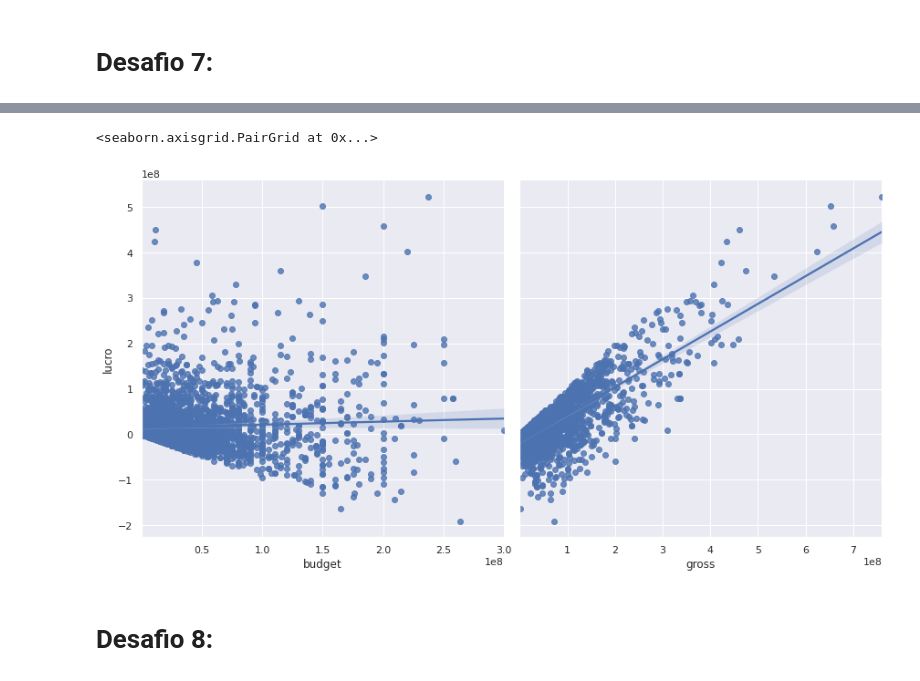
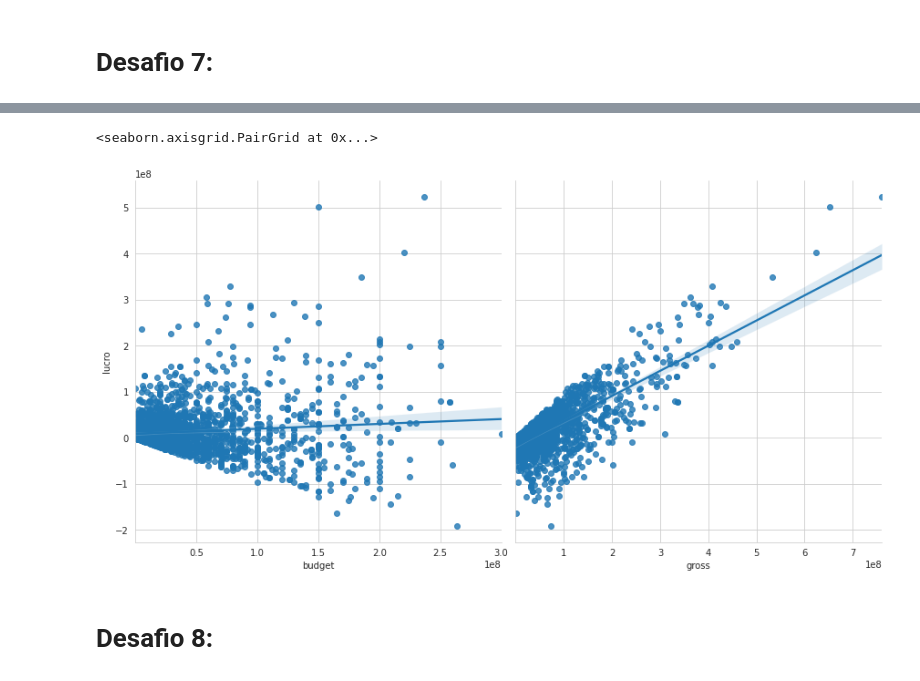
Before and after one commit to tiagodeluna/study-notes, a Jupyter notebook: datascience/notebooks/QuarentenaDados_Desafios_aula03.ipynb, the cells around one changed output, grey strips where cells are left out. Drawn from its saved outputs; the diff is of its cells as text; code cells hidden in the pictures.

```diff
--- a/datascience/notebooks/QuarentenaDados_Desafios_aula03.ipynb
+++ b/datascience/notebooks/QuarentenaDados_Desafios_aula03.ipynb
@@ -1,5 +1,12 @@
 # %% [markdown]
 # Desafio 1:
+# %%
+import pandas as pd
+import seaborn as sns
+sns.set_style("whitegrid")
+# %%
+imdb = pd.read_csv("https://raw.githubusercontent.com/tiagodeluna/study-notes/master/datascience/datasets/imdb_5000/movie_database.csv")
+color_or_bw = imdb.query("color in ['Color', ' Black and White']")
 # %%
 sns.boxplot(x='color', y='imdb_score', data=color_or_bw)
 # %% [output]
@@ -14,0 +17,9 @@ Name: movie_title, dtype: object
+# %%
+#imdb = imdb.drop_duplicates()
+imdb_usa = imdb.drop_duplicates().query("country == 'USA'")
+imdb_usa['lucro'] = imdb_usa['gross'] - imdb_usa['budget']
+
+# Filtra filme baseado nas variáveis do gráfico
+imdb_usa.query("lucro < -190000000 & budget > 250000000").head()["movie_title"]
+# Ou, ordenando por lucro de forma crescente:
+#imdb_usa.sort_values('lucro').head(1)['movie_title']
@@ -107,8 +125,8 @@ Olhando para budget-lucro, foi um aumento pequeno no valor da correlação desse
 # %%
-sns.pairplot(imdb_usa, y_vars='lucro', x_vars=['budget', 'gross'], height=6, kind='reg')
+sns.pairplot(imdb_usa.query("title_year > 2000"), y_vars='lucro', x_vars=['budget', 'gross'], height=6, kind='reg')
 # %% [output]
 <seaborn.axisgrid.PairGrid at 0x...>
-[figure, old version]
+[figure, new version]
 # %% [markdown]
 # Desafio 8:
 # %%
```
Also changed, not shown: parts of 16 cells of this notebook, 2 other files.
